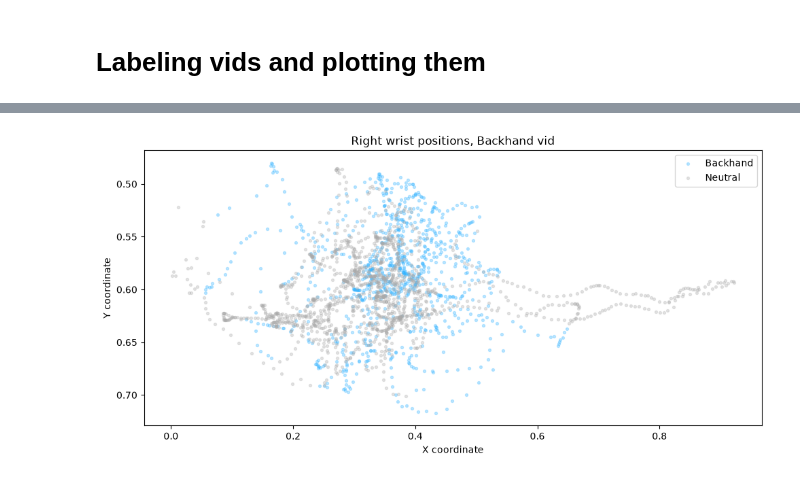
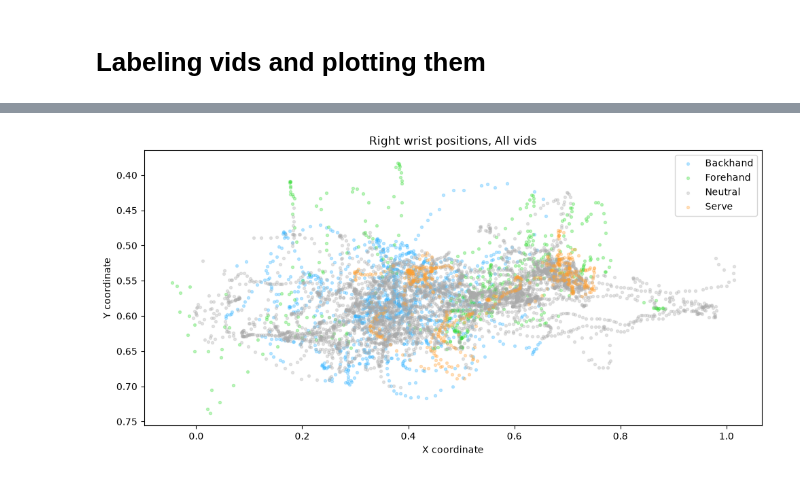
Before and after one commit to danny-g04/SpinTracker, a Jupyter notebook: 3_landmark_labeling/labeling.ipynb, the cells around one changed output, grey strips where cells are left out. Cells and saved outputs as stored; diff of their text form; code cells hidden in the pictures.

Commit message:
plotted wrist pos across all vids

```diff
--- a/3_landmark_labeling/labeling.ipynb
+++ b/3_landmark_labeling/labeling.ipynb
@@ -132,0 +115,4 @@ Name: count, dtype: int64
+# %%
+df_forehand = df_f
+df_backhand = df_b
+df_match = df_m
@@ -132,0 +121,10 @@ Name: count, dtype: int64
+# %%
+# print(df_forehand['label'].value_counts())
+# print(df_backhand['label'].value_counts())
+# print(df_match['label'].value_counts())
+
+########combines all csv into one
+df_all = pd.concat([df_match, df_backhand, df_forehand], ignore_index = True)
+df_all.to_csv("../2_pose_extraction/stroke_csv/all_landmarks.csv", index = False)
+print(f"Total rows: {len(df_all)}")
+print(df_all['label'].value_counts())
@@ -133,6 +139,7 @@ Name: count, dtype: int64
 # %%
 #plot_wrist_by_label(df_forehand, "Right wrist positions, Forehand vid")
-plot_wrist_by_label(df_backhand, "Right wrist positions, Backhand vid")
+#plot_wrist_by_label(df_backhand, "Right wrist positions, Backhand vid")
 #plot_wrist_by_label(df_match, "Right wrist positions, Match vid")
+plot_wrist_by_label(df_all, "Right wrist positions, All vids")
 # %% [output]
-[figure, old version]
+[figure, new version]
```
Also changed, not shown: parts of 3 cells of this notebook.
